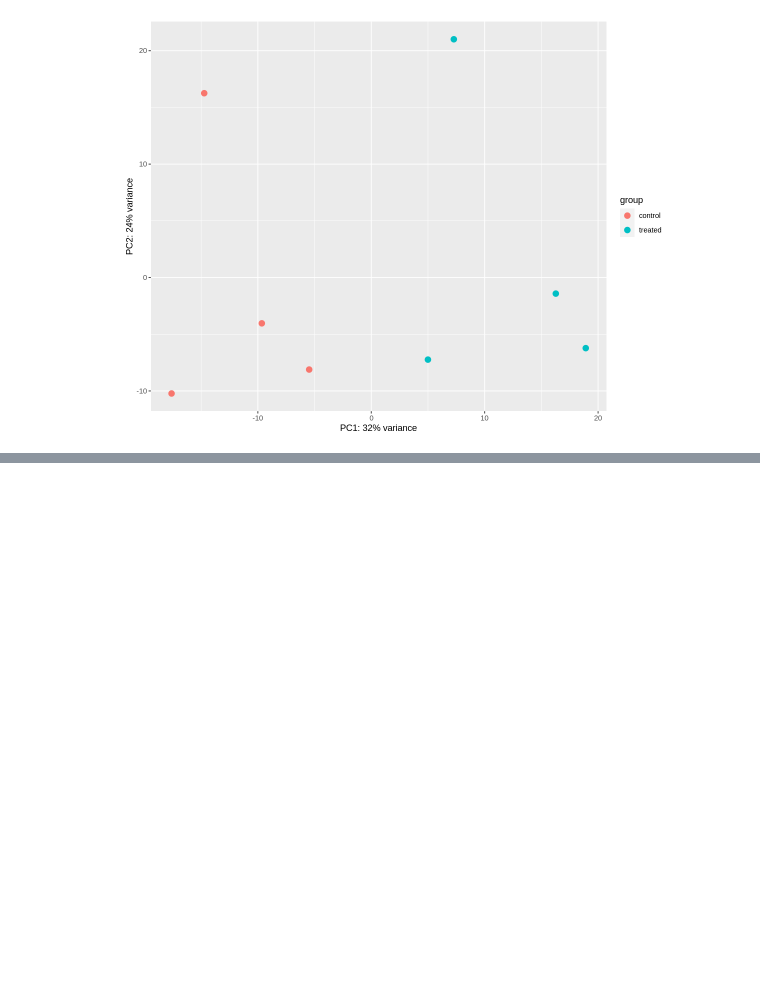
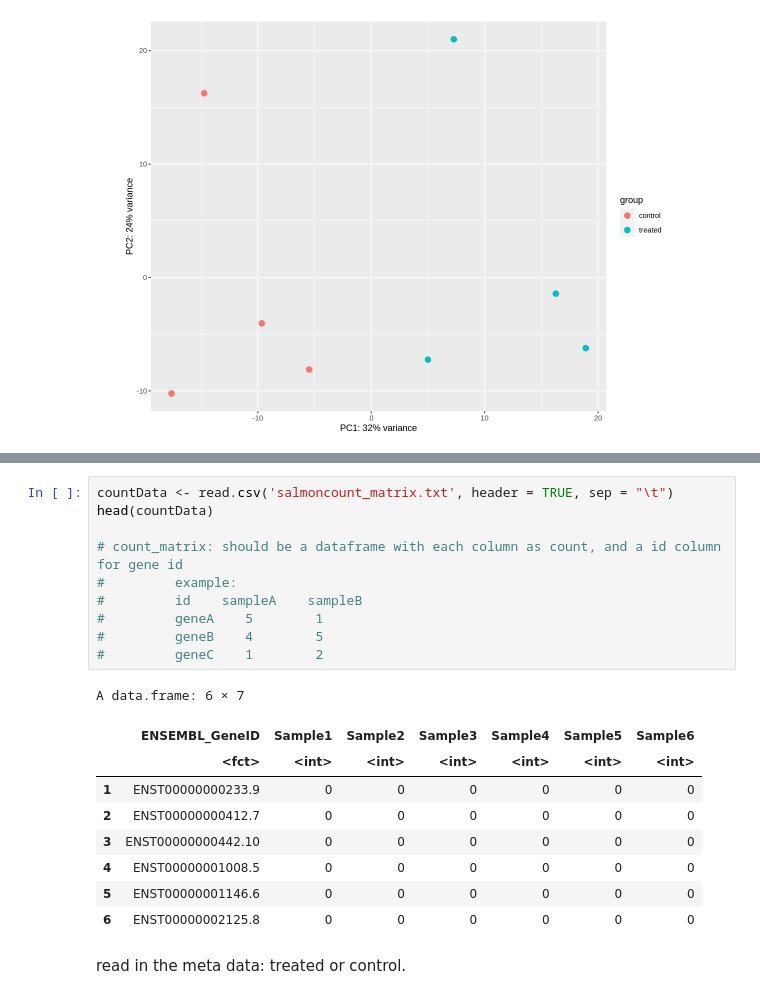
Before and after one commit to Mangul-Lab-USC/RNA-SEQ-Tutorial-PART1, a Jupyter notebook: Deseq2_R.ipynb, the cells around one changed output, grey strips where cells are left out. Cells and saved outputs as stored; diff of their text form; blank space fills up the shorter version.

```diff
--- a/Deseq2_R.ipynb
+++ b/Deseq2_R.ipynb
@@ -228,0 +412,22 @@ plotPCA(vsdata, intgroup="dex")
+# %%
+countData <- read.csv('salmoncount_matrix.txt', header = TRUE, sep = "\t")
+head(countData)
+
+# count_matrix: should be a dataframe with each column as count, and a id column for gene id
+#         example:
+#         id    sampleA    sampleB
+#         geneA    5        1
+#         geneB    4        5
+#         geneC    1        2
+# %% [output]
+A data.frame: 6 × 7
+|  | ENSEMBL_GeneID | Sample1 | Sample2 | Sample3 | Sample4 | Sample5 | Sample6 |
+|  | <fct> | <int> | <int> | <int> | <int> | <int> | <int> |
+| 1 | ENST00000000233.9 | 0 | 0 | 0 | 0 | 0 | 0 |
+| 2 | ENST00000000412.7 | 0 | 0 | 0 | 0 | 0 | 0 |
+| 3 | ENST00000000442.10 | 0 | 0 | 0 | 0 | 0 | 0 |
+| 4 | ENST00000001008.5 | 0 | 0 | 0 | 0 | 0 | 0 |
+| 5 | ENST00000001146.6 | 0 | 0 | 0 | 0 | 0 | 0 |
+| 6 | ENST00000002125.8 | 0 | 0 | 0 | 0 | 0 | 0 |
+# %% [markdown]
+read in the meta data: treated or control.
```
Also changed, not shown: parts of 42 cells of this notebook, 4 other files.
